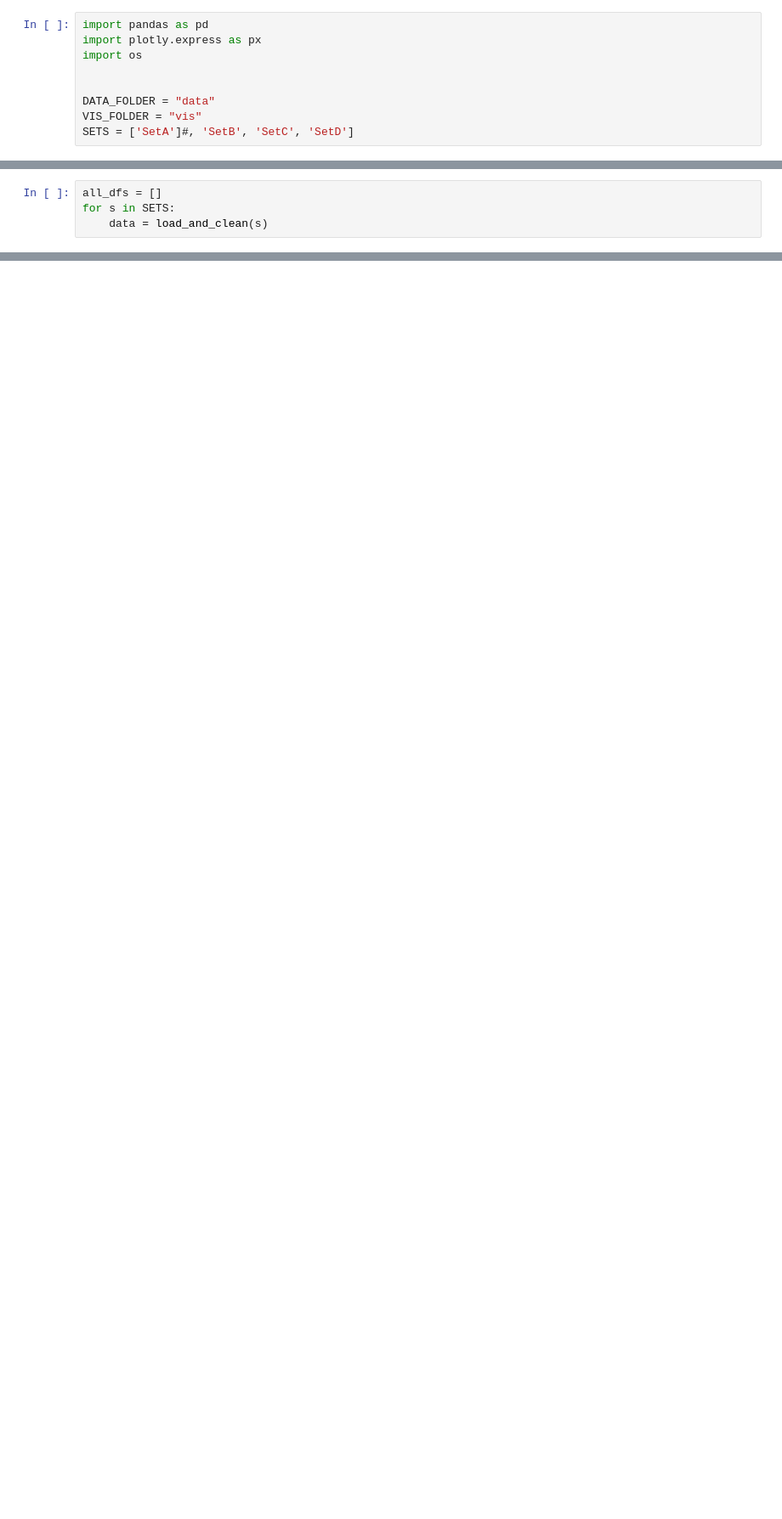
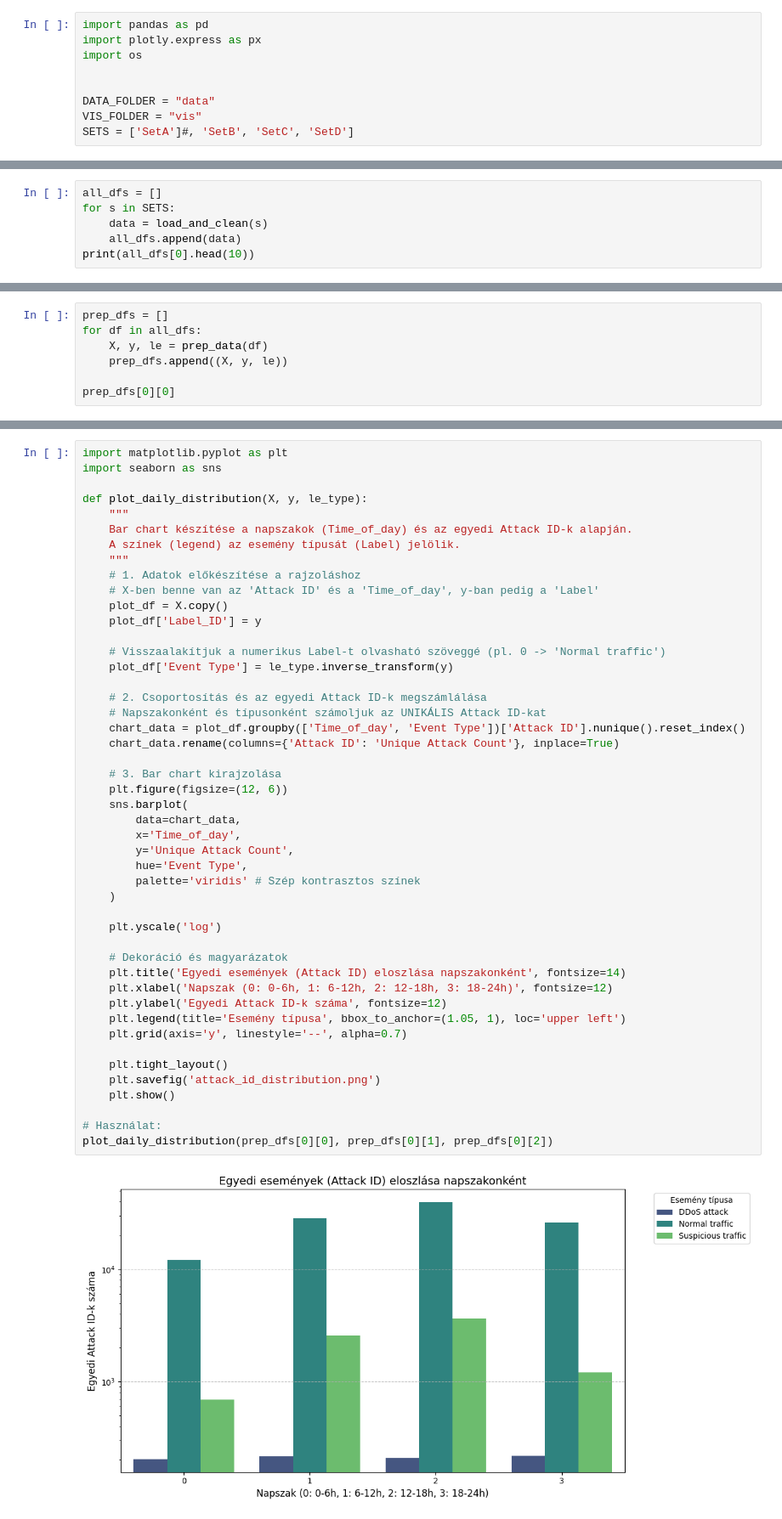
Before and after one commit to Koschkah/DDOS-crispy-octo-spork, a Jupyter notebook: data_prep.ipynb, the cells around one changed output, grey strips where cells are left out. Shown at 85% size. Drawn from its saved outputs; the diff is of its cells as text; blank space fills up the shorter version.

```diff
--- a/data_prep.ipynb
+++ b/data_prep.ipynb
@@ -73,3 +90,5 @@ def prep_data(df):
 all_dfs = []
 for s in SETS:
     data = load_and_clean(s)
+    all_dfs.append(data)
+print(all_dfs[0].head(10))
@@ -75,0 +113,7 @@ for s in SETS:
+# %%
+prep_dfs = []
+for df in all_dfs:
+    X, y, le = prep_data(df)
+    prep_dfs.append((X, y, le))
+
+prep_dfs[0][0]
@@ -75,0 +134,49 @@ for s in SETS:
+# %%
+import matplotlib.pyplot as plt
+import seaborn as sns
+
+def plot_daily_distribution(X, y, le_type):
+    """
+    Bar chart készítése a napszakok (Time_of_day) és az egyedi Attack ID-k alapján.
+    A színek (legend) az esemény típusát (Label) jelölik.
+    """
+    # 1. Adatok előkészítése a rajzoláshoz
+    # X-ben benne van az 'Attack ID' és a 'Time_of_day', y-ban pedig a 'Label'
+    plot_df = X.copy()
+    plot_df['Label_ID'] = y
+
+    # Visszaalakítjuk a numerikus Label-t olvasható szöveggé (pl. 0 -> 'Normal traffic')
+    plot_df['Event Type'] = le_type.inverse_transform(y)
+
+    # 2. Csoportosítás és az egyedi Attack ID-k megszámlálása
+    # Napszakonként és típusonként számoljuk az UNIKÁLIS Attack ID-kat
+    chart_data = plot_df.groupby(['Time_of_day', 'Event Type'])['Attack ID'].nunique().reset_index()
+    chart_data.rename(columns={'Attack ID': 'Unique Attack Count'}, inplace=True)
+
+    # 3. Bar chart kirajzolása
+    plt.figure(figsize=(12, 6))
+    sns.barplot(
+        data=chart_data,
+        x='Time_of_day',
+        y='Unique Attack Count',
+        hue='Event Type',
+        palette='viridis' # Szép kontrasztos színek
+    )
+
+    plt.yscale('log')
+
+    # Dekoráció és magyarázatok
+    plt.title('Egyedi események (Attack ID) eloszlása napszakonként', fontsize=14)
+    plt.xlabel('Napszak (0: 0-6h, 1: 6-12h, 2: 12-18h, 3: 18-24h)', fontsize=12)
+    plt.ylabel('Egyedi Attack ID-k száma', fontsize=12)
+    plt.legend(title='Esemény típusa', bbox_to_anchor=(1.05, 1), loc='upper left')
+    plt.grid(axis='y', linestyle='--', alpha=0.7)
+
+    plt.tight_layout()
+    plt.savefig('attack_id_distribution.png')
+    plt.show()
+
+# Használat:
+plot_daily_distribution(prep_dfs[0][0], prep_dfs[0][1], prep_dfs[0][2])
+# %% [output]
+[figure, added]
```
Also changed, not shown: parts of 4 cells of this notebook.
